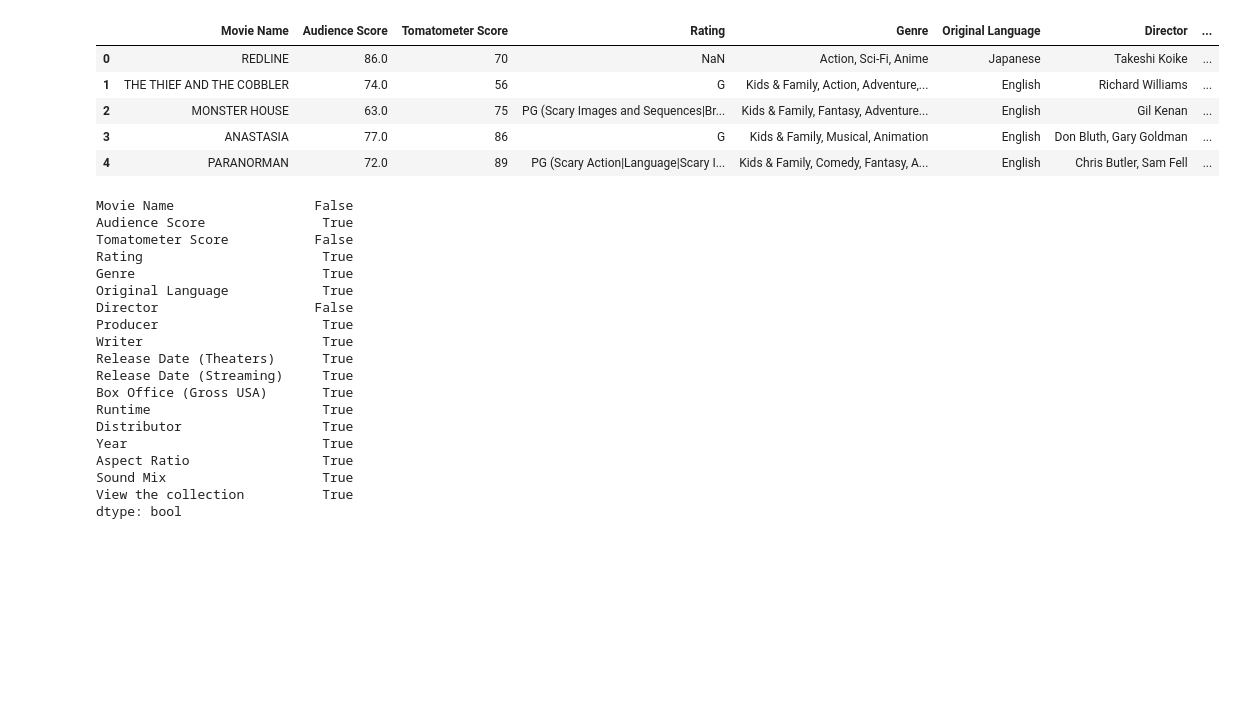
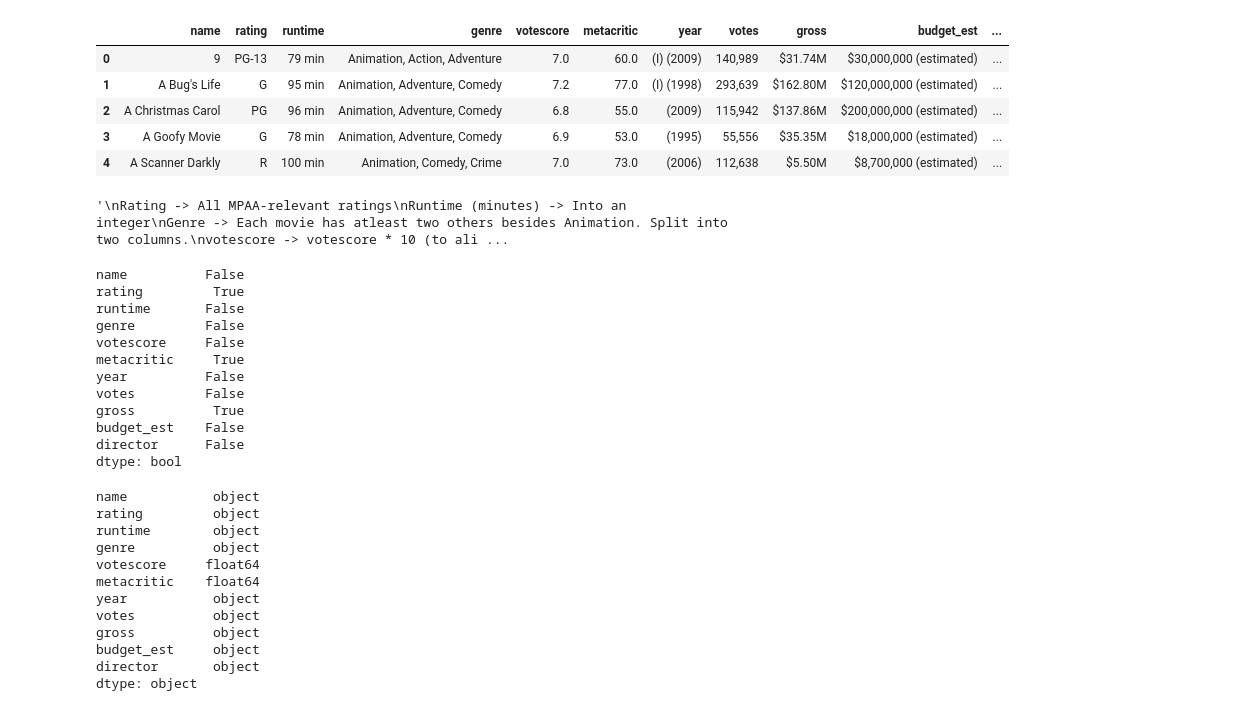
Before and after one commit to MSB46/DataProjects, a Jupyter notebook: Tomatoes/Data Collection.ipynb, the cells around one changed output. Saved outputs shown, nothing was run; the diff lists cells and outputs as text; code cells hidden in the pictures; blank space fills up the shorter version.

Commit message:
data collection and cleaning

```diff
--- a/Tomatoes/Data Collection.ipynb
+++ b/Tomatoes/Data Collection.ipynb
@@ -1,13 +1,15 @@
 # %%
 import pandas as pd
-df = pd.read_csv("animated_movies.csv")
+import re
+import warnings
+warnings.filterwarnings('ignore')
+
+df = pd.read_csv("imdb_animated_movies.csv")
 df.head()
-
-# movie_info['Year'] = info_we[0].find_element(By.CLASS_NAME, 'scoreboard__info').text.split(',')[0]
 # %% [output]
-|  | Movie Name | Audience Score | Tomatometer Score | Rating | Genre | Original Language | Director | ... |
-| 0 | REDLINE | 86.0 | 70 | NaN | Action, Sci-Fi, Anime | Japanese | Takeshi Koike | ... |
-| 1 | THE THIEF AND THE COBBLER | 74.0 | 56 | G | Kids & Family, Action, Adventure,... | English | Richard Williams | ... |
-| 2 | MONSTER HOUSE | 63.0 | 75 | PG (Scary Images and Sequences|Br... | Kids & Family, Fantasy, Adventure... | English | Gil Kenan | ... |
-| 3 | ANASTASIA | 77.0 | 86 | G | Kids & Family, Musical, Animation | English | Don Bluth, Gary Goldman | ... |
-| 4 | PARANORMAN | 72.0 | 89 | PG (Scary Action|Language|Scary I... | Kids & Family, Comedy, Fantasy, A... | English | Chris Butler, Sam Fell | ... |
+|  | name | rating | runtime | genre | votescore | metacritic | year | votes | gross | budget_est | ... |
+| 0 | 9 | PG-13 | 79 min | Animation, Action, Adventure | 7.0 | 60.0 | (I) (2009) | 140,989 | $31.74M | $30,000,000 (estimated) | ... |
+| 1 | A Bug's Life | G | 95 min | Animation, Adventure, Comedy | 7.2 | 77.0 | (I) (1998) | 293,639 | $162.80M | $120,000,000 (estimated) | ... |
+| 2 | A Christmas Carol | PG | 96 min | Animation, Adventure, Comedy | 6.8 | 55.0 | (2009) | 115,942 | $137.86M | $200,000,000 (estimated) | ... |
+| 3 | A Goofy Movie | G | 78 min | Animation, Adventure, Comedy | 6.9 | 53.0 | (1995) | 55,556 | $35.35M | $18,000,000 (estimated) | ... |
+| 4 | A Scanner Darkly | R | 100 min | Animation, Comedy, Crime | 7.0 | 73.0 | (2006) | 112,638 | $5.50M | $8,700,000 (estimated) | ... |
@@ -26,22 +16,44 @@ df.head()
+# %%
+"""
+Rating -> All MPAA-relevant ratings
+Runtime (minutes) -> Into an integer
+Genre -> Each movie has atleast two others besides Animation. Split into two columns.
+votescore -> votescore * 10 (to align with metacritic score)
+year -> Year number alone and into an integer
+votes -> Into an integer
+gross -> IMDb gross only shown in american currency. Into an integer
+budget -> Note every movie budget is recorded in the same currency (yen, euro, pound, dollar). Into an Integer.
+       -> Make two columns. One with original budget and another column with a budget converted to dollar currency
+"""
+# %% [output]
+'\nRating -> All MPAA-relevant ratings\nRuntime (minutes) -> Into an integer\nGenre -> Each movie has atleast two others besides Animation. Split into two columns.\nvotescore -> votescore * 10 (to ali ...
 # %%
 df.isnull().any()
 # %% [output]
-Movie Name                  False
-Audience Score               True
-Tomatometer Score           False
-Rating                       True
-Genre                        True
-Original Language            True
-Director                    False
-Producer                     True
-Writer                       True
-Release Date (Theaters)      True
-Release Date (Streaming)     True
-Box Office (Gross USA)       True
-Runtime                      True
-Distributor                  True
-Year                         True
-Aspect Ratio                 True
-Sound Mix                    True
-View the collection          True
+name          False
+rating         True
+runtime       False
+genre         False
+votescore     False
+metacritic     True
+year          False
+votes         False
+gross          True
+budget_est    False
+director      False
 dtype: bool
+# %%
+df.dtypes
+# %% [output]
+name           object
+rating         object
+runtime        object
+genre          object
+votescore     float64
+metacritic    float64
+year           object
+votes          object
+gross          object
+budget_est     object
+director       object
+dtype: object
```
Also changed, not shown: parts of 36 cells of this notebook, 3 other files.
